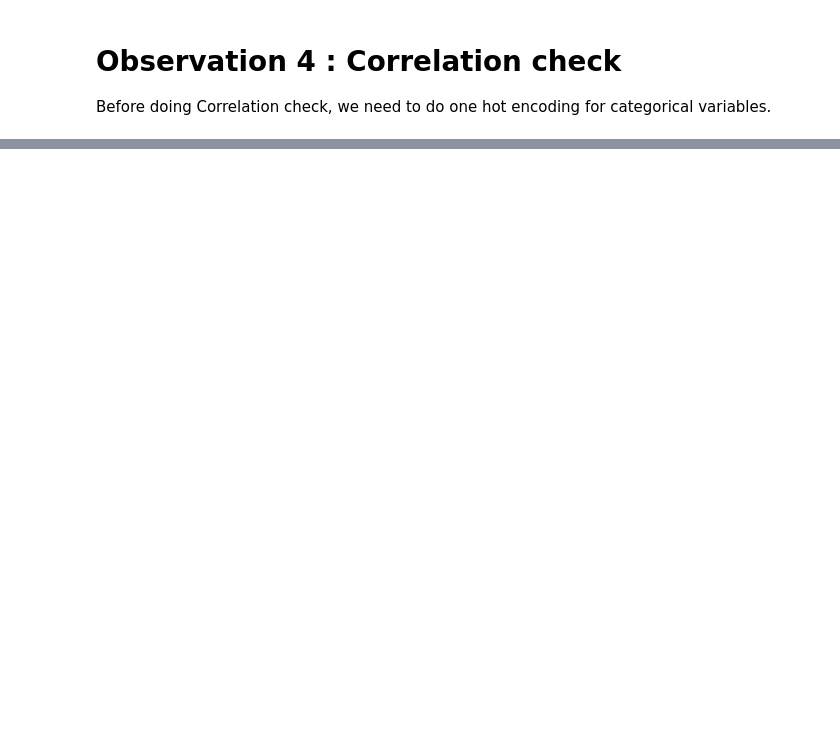
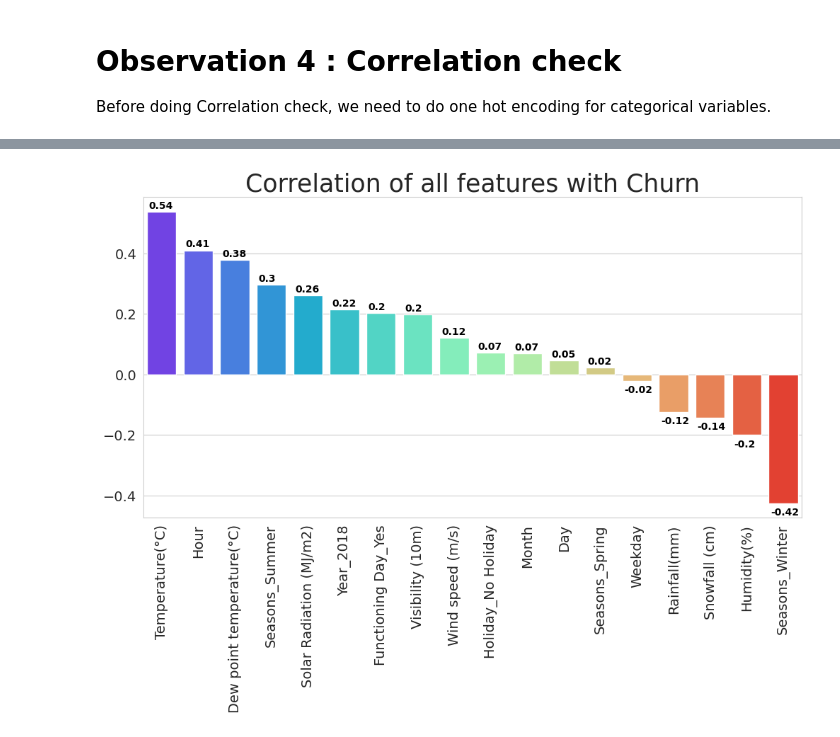
Before and after one commit to Gaurav2912/Bike-Sharing-Demand-Prediction, a Jupyter notebook: Bike_Sharing_Demand_Prediction_Capstone_Project.ipynb, the cells around one changed output, grey strips where cells are left out. Saved outputs shown, nothing was run; the diff lists cells and outputs as text; code cells hidden in the pictures; blank space fills up the shorter version.

```diff
--- a/Bike_Sharing_Demand_Prediction_Capstone_Project.ipynb
+++ b/Bike_Sharing_Demand_Prediction_Capstone_Project.ipynb
@@ -336,0 +341,4 @@ memory usage: 1009.6 KB
+# %%
+# correlation with target variable
+corr_to_label  = corr_df['Rented Bike Count'].sort_values(ascending= False).iloc[1:]  # first value is 1 (self correlation), so we ignoring it.
+corr_to_label
@@ -336,0 +365,29 @@ memory usage: 1009.6 KB
+# %%
+# Creates a blanck canvas
+plt.figure(figsize=(12,6), dpi= 100)
+
+# bar plot for correlation value of all features with target variable
+sns.barplot(x=corr_to_label.index,y= corr_to_label.values, palette= 'rainbow')
+
+#  add title
+plt.title("Correlation of all features with Churn", fontsize= 25)
+
+# writing text on plot
+for i in range(len(corr_to_label)):
+
+  # positive values are on top of bar
+  if corr_to_label.iloc[i] > 0:
+    plt.text(x= i- 0.35,y= corr_to_label.iloc[i] + 0.01,
+           s= round(corr_to_label.iloc[i], 2), fontsize=10,
+                color= 'black', weight='bold')
+
+  # negative values are just below the bar
+  else:
+     plt.text(x= i- 0.35,y= corr_to_label.iloc[i]- 0.04,
+           s= round(corr_to_label.iloc[i], 2), fontsize=10,
+                color= 'black', weight='bold')
+
+# rotating test on x-axis
+plt.xticks(rotation=90);
+# %% [output]
+[figure, added]
```
Also changed, not shown: parts of 21 cells of this notebook.
